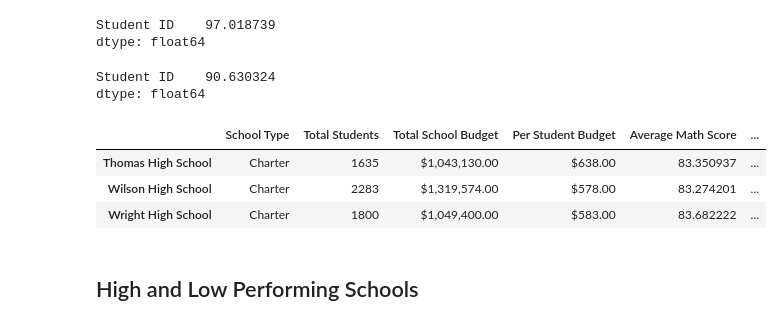
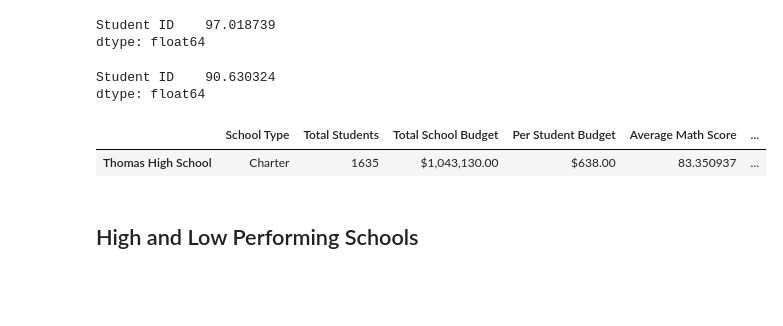
Before and after one commit to deanpalvarez/school_district_analysis, a Jupyter notebook: PyCitySchools_Challenge_Submission.ipynb, the cells around one changed output. Drawn from its saved outputs; the diff is of its cells as text; code cells hidden in the pictures; blank space fills up the shorter version.

```diff
--- a/PyCitySchools_Challenge_Submission.ipynb
+++ b/PyCitySchools_Challenge_Submission.ipynb
@@ -335,12 +335,10 @@ per_school_summary_df.loc["Thomas High School", "% Overall Passing"] = ths_overa
 # %%
 # per_school_summary_df
 
-per_school_summary_df.tail(3)
+per_school_summary_df.loc[["Thomas High School"]]
 # %% [output]
 |  | School Type | Total Students | Total School Budget | Per Student Budget | Average Math Score | ... |
 | Thomas High School | Charter | 1635 | $1,043,130.00 | $638.00 | 83.350937 | ... |
-| Wilson High School | Charter | 2283 | $1,319,574.00 | $578.00 | 83.274201 | ... |
-| Wright High School | Charter | 1800 | $1,049,400.00 | $583.00 | 83.682222 | ... |
 # %% [markdown]
 ## High and Low Performing Schools
 # %%
```
Also changed, not shown: parts of 7 cells of this notebook.
